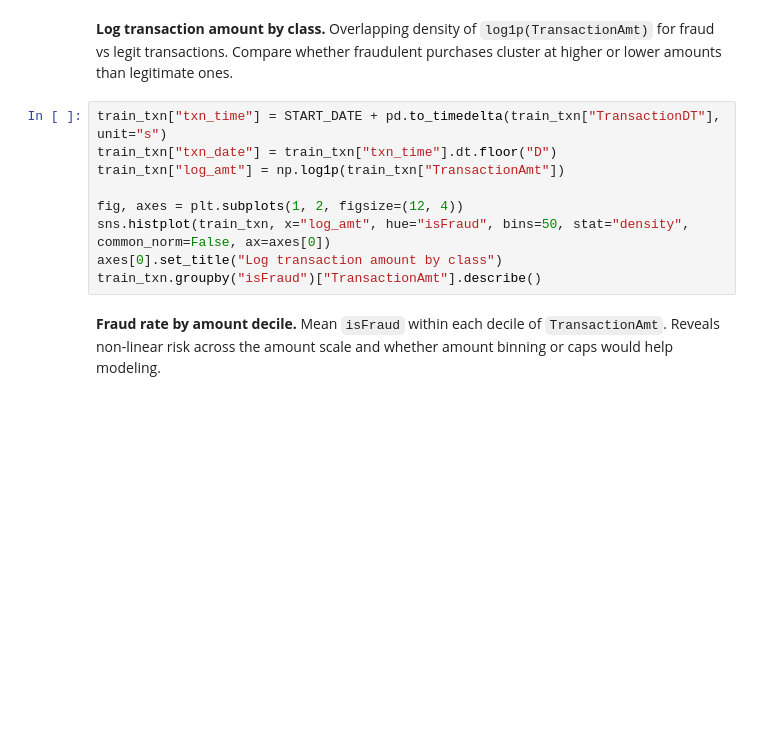
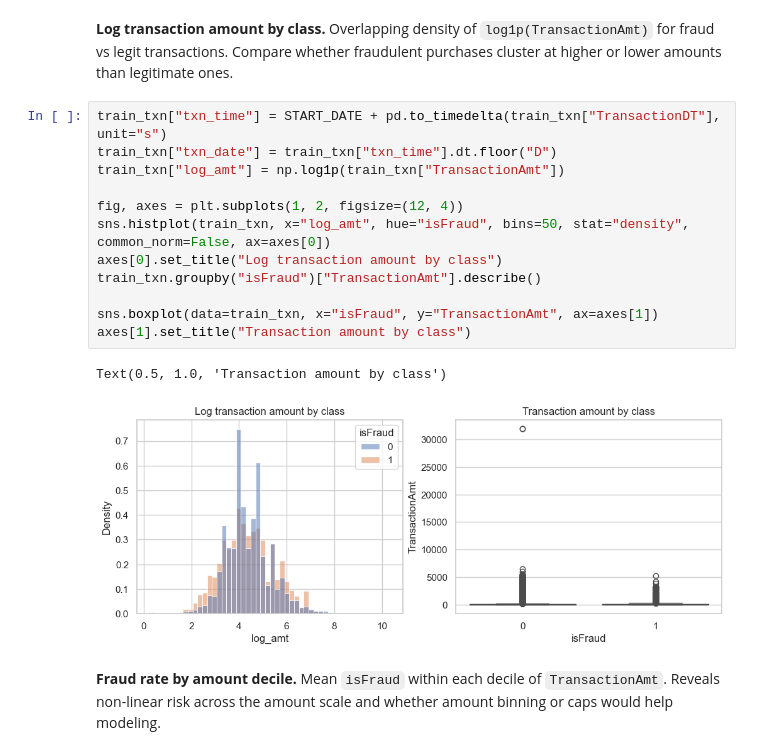
Before and after one commit to DataYankie/fraud-scoring-engine, a Jupyter notebook: notebooks/eda.ipynb, the cells around one changed output. Drawn from its saved outputs; the diff is of its cells as text; blank space fills up the shorter version.

```diff
--- a/notebooks/eda.ipynb
+++ b/notebooks/eda.ipynb
@@ -353,12 +401,18 @@ plt.show()
 # %%
 train_txn["txn_time"] = START_DATE + pd.to_timedelta(train_txn["TransactionDT"], unit="s")
 train_txn["txn_date"] = train_txn["txn_time"].dt.floor("D")
 train_txn["log_amt"] = np.log1p(train_txn["TransactionAmt"])
 
 fig, axes = plt.subplots(1, 2, figsize=(12, 4))
 sns.histplot(train_txn, x="log_amt", hue="isFraud", bins=50, stat="density", common_norm=False, ax=axes[0])
 axes[0].set_title("Log transaction amount by class")
 train_txn.groupby("isFraud")["TransactionAmt"].describe()
+
+sns.boxplot(data=train_txn, x="isFraud", y="TransactionAmt", ax=axes[1])
+axes[1].set_title("Transaction amount by class")
+# %% [output]
+Text(0.5, 1.0, 'Transaction amount by class')
+[figure, added]
 # %% [markdown]
 **Fraud rate by amount decile.** Mean `isFraud` within each decile of `TransactionAmt`. Reveals non-linear risk across the amount scale and whether amount binning or caps would help modeling.
 # %%
```
Also changed, not shown: parts of 28 cells of this notebook.
